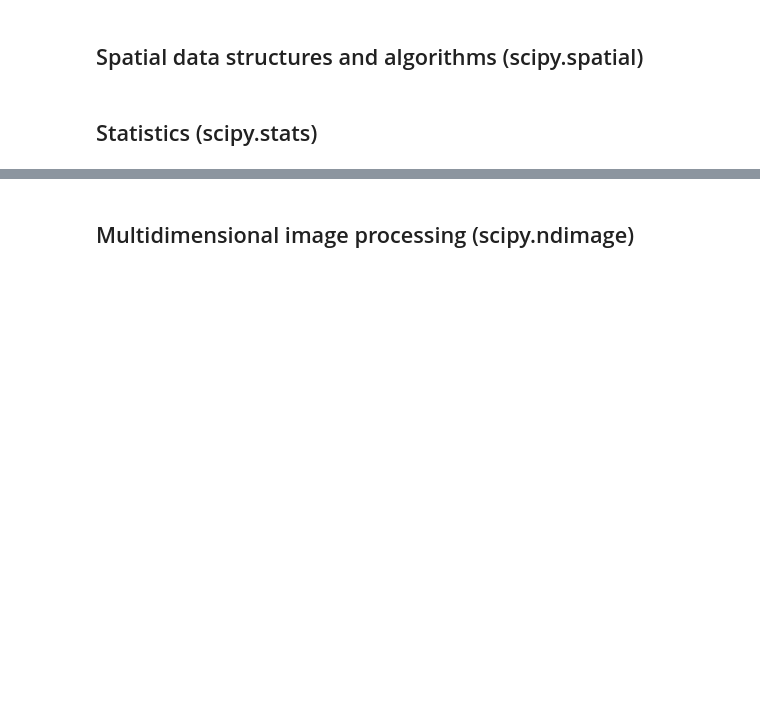
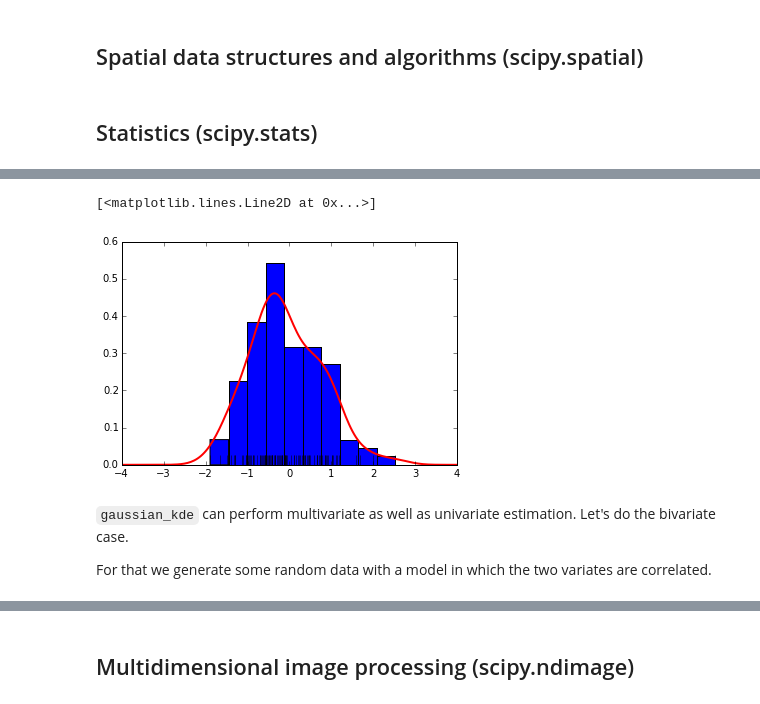
Before and after one commit to iastro-pt/python-for-astronomers, a Jupyter notebook: notebooks/Class 2 - Scipy.ipynb, the cells around one changed output, grey strips where cells are left out. Drawn from its saved outputs; the diff is of its cells as text; code cells hidden in the pictures; blank space fills up the shorter version.

```diff
--- a/notebooks/Class 2 - Scipy.ipynb
+++ b/notebooks/Class 2 - Scipy.ipynb
@@ -127,0 +217,17 @@ def expint(n, x):
+# %%
+x1 = np.random.normal(size=100)  # random data, normal distribution
+kde1 = stats.gaussian_kde(x1)
+# %%
+plt.figure()
+p = plt.plot(x1, np.zeros(x1.shape), 'k+', ms=20)  # rug plot
+p = plt.hist(x1, normed=True)  # histogram
+
+x_eval = np.linspace(-4, 4, 200)
+plt.plot(x_eval, kde1(x_eval), 'r-', lw=2)  # kde
+# %% [output]
+[<matplotlib.lines.Line2D at 0x...>]
+[figure, added]
+# %% [markdown]
+`gaussian_kde` can perform multivariate as well as univariate estimation. Let's do the bivariate case.
+
+For that we generate some random data with a model in which the two variates are correlated.
```
Also changed, not shown: parts of 38 cells of this notebook.
